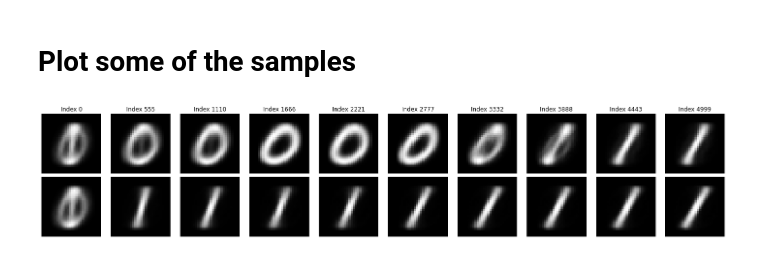
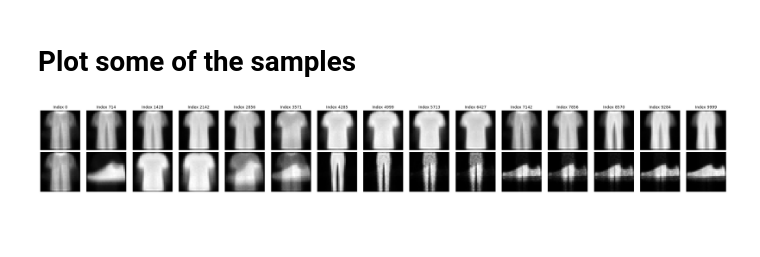
Before and after one commit to Clement-W/latent_space_oddity_MVA, a Jupyter notebook: Experiment4.ipynb, the cells around one changed output. Cells and saved outputs as stored; diff of their text form; code cells hidden in the pictures; blank space fills up the shorter version.

```diff
--- a/Experiment4.ipynb
+++ b/Experiment4.ipynb
@@ -79,7 +113,7 @@ model_rbfnn = RBFNN.RBFNN(a=a,k_rbf=k_rbf,zeta_rbf=zeta_rbf,W_dim=input_dim,late
 # create VAE-RBF model
 model_VAE_RBF = VAE_RBF.VAE_RBF(model_VAE,model_rbfnn)
 
-model_VAE_RBF.load_state_dict(torch.load('torch_models/VAE_RBFNN_MNIST.pt'))
+model_VAE_RBF.load_state_dict(torch.load('torch_models/VAE_RBFNN_fashionmnist.pt'))
 # %% [output]
 <All keys matched successfully>
 # %% [markdown]
@@ -159,7 +193,7 @@ Computing the metric tensor...
 # %%
 starting_z = np.array([[0.],[0.]])
 step_size = 0.1
-N_steps = 5000
+N_steps = 10000
 Z_riemannian = np.zeros((N_steps, starting_z.shape[0]))
 Z_euclidian = np.zeros((N_steps, starting_z.shape[0]))
 
@@ -181,7 +215,9 @@ for n in range(N_steps):
     # update z
     z_riemannian = (z_riemannian + step_size*v)
     # normalize the step in the euclidian space
-    z_euclidian = (z_euclidian + step_size*(epsilon/np.linalg.norm(epsilon)))
+    #z_euclidian = (z_euclidian + step_size*(epsilon/np.linalg.norm(epsilon)))
+    z_euclidian = (z_euclidian + step_size*epsilon)
+
 
     Z_riemannian[n,:] = z_riemannian.T
     Z_euclidian[n,:] = z_euclidian.T
@@ -233,37 +269,37 @@ def generate_data_from_latent(model_VAE, latent_points):
 
 
 with torch.no_grad():
-    num_samples_to_generate = 10
+    num_samples_to_generate = 15
 
     indices = np.linspace(0,len(Z_riemannian)-1,num_samples_to_generate,dtype=int)
 
     selected_z_riemmanian = Z_riemannian[indices]
     z_riemannian = torch.from_numpy(selected_z_riemmanian.astype(np.float32))
     generated_data_var_riemannian = generate_data_from_latent(model_VAE_RBF.VAE, z_riemannian)
 
 
     selected_z_euclidian = Z_euclidian[indices]
     z_euclidian = torch.from_numpy(selected_z_euclidian.astype(np.float32))
     generated_data_var_euclidian = generate_data_from_latent(model_VAE_RBF.VAE, z_euclidian)
 
     generated_data_var_riemannian = generated_data_var_riemannian.reshape(num_samples_to_generate, 28, 28)
     generated_data_var_euclidian = generated_data_var_euclidian.reshape(num_samples_to_generate, 28, 28)
 
     num_samples_to_generate = len(indices)
     fig, axs = plt.subplots(2, num_samples_to_generate, figsize=(num_samples_to_generate * 2, 4))
 
     for i, idx in enumerate(indices):
         # Plot Riemannian samples in the top row
         axs[0, i].imshow(generated_data_var_riemannian[i], cmap='gray')
         axs[0, i].title.set_text(f'Index {idx}')
         axs[0, i].axis('off')  # Turn off axis
 
         # Plot Euclidean samples in the bottom row
         axs[1, i].imshow(generated_data_var_euclidian[i], cmap='gray')
         axs[1, i].axis('off')  # Turn off axis
 
     # Adjust layout to prevent overlap
     plt.tight_layout()
     plt.show()
 # %% [output]
-[figure, old version]
+[figure, new version]
```
Also changed, not shown: parts of 2 cells of this notebook, 1 other file.
